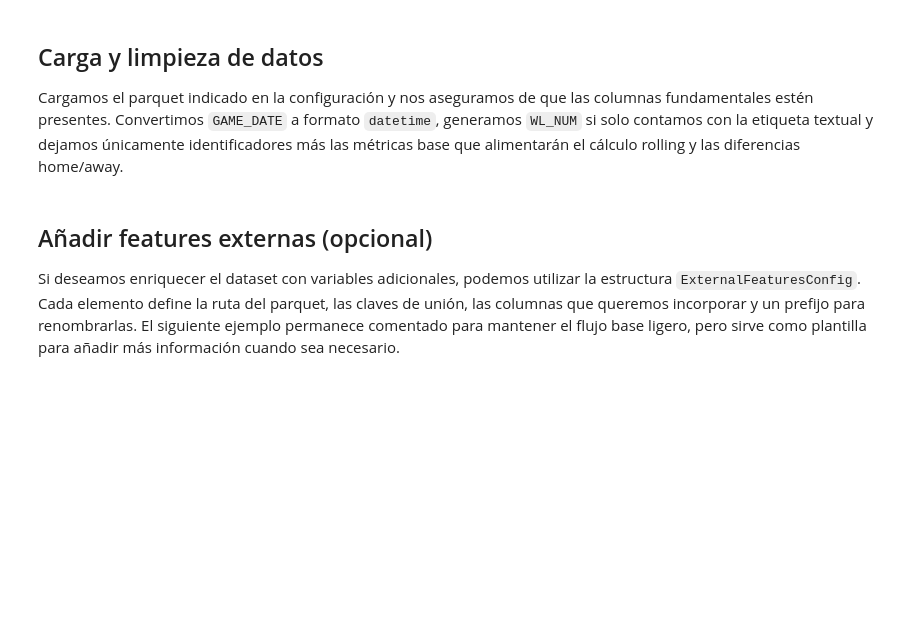
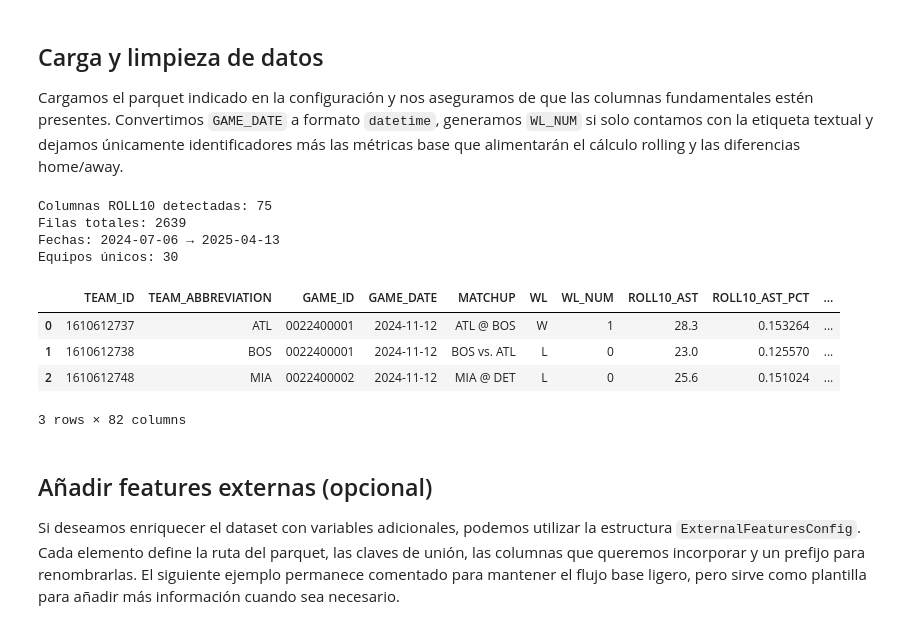
Before and after one commit to diazpablogon/BasketballAnalysis, a Jupyter notebook: 02_processing_data/02a_WL_prediction/02_WL_estimator.ipynb, the cells around one changed output. Cells and saved outputs as stored; diff of their text form; code cells hidden in the pictures; blank space fills up the shorter version.

```diff
--- a/02_processing_data/02a_WL_prediction/02_WL_estimator.ipynb
+++ b/02_processing_data/02a_WL_prediction/02_WL_estimator.ipynb
@@ -69,28 +69,45 @@ ExternalFeaturesConfig = []
 
 Cargamos el parquet indicado en la configuración y nos aseguramos de que las columnas fundamentales estén presentes. Convertimos `GAME_DATE` a formato `datetime`, generamos `WL_NUM` si solo contamos con la etiqueta textual y dejamos únicamente identificadores más las métricas base que alimentarán el cálculo rolling y las diferencias home/away.
 # %%
-
 df = pd.read_parquet(DATA_PATH)
 df['GAME_DATE'] = pd.to_datetime(df['GAME_DATE'])
 
+# Asegura columna binaria del resultado
 if 'WL_NUM' not in df.columns and 'WL' in df.columns:
     df['WL_NUM'] = df['WL'].map({'W': 1, 'L': 0})
-if 'WL' not in df.columns and 'WL_NUM' in df.columns:
+elif 'WL' not in df.columns and 'WL_NUM' in df.columns:
     df['WL'] = df['WL_NUM'].map({1: 'W', 0: 'L'})
 
+# --- columnas base mínimas necesarias ---
 id_columns = ['TEAM_ID', 'TEAM_ABBREVIATION', 'GAME_ID', 'GAME_DATE', 'MATCHUP', 'WL', 'WL_NUM']
-available_base = [c for c in BASE_FEATURES if c in df.columns]
-missing_base = sorted(set(BASE_FEATURES) - set(available_base))
-if missing_base:
-    print(f"Aviso: se omiten columnas base no disponibles: {missing_base}")
 
-selected_columns = [c for c in id_columns if c in df.columns] + available_base
+# === NO recalcular rolling ===
+# En lugar de BASE_FEATURES, seleccionamos las columnas ya laggeadas ROLL10_
+roll_features = sorted([c for c in df.columns if c.startswith('ROLL10_')])
+
+# --- avisos y selección ---
+if not roll_features:
+    print("⚠️ No se encontraron columnas ROLL10_ en el parquet.")
+else:
+    print(f"Columnas ROLL10 detectadas: {len(roll_features)}")
+
+selected_columns = [c for c in id_columns if c in df.columns] + roll_features
 df = df[selected_columns].copy()
 
 print(f"Filas totales: {len(df)}")
 print(f"Fechas: {df['GAME_DATE'].min().date()} → {df['GAME_DATE'].max().date()}")
 print(f"Equipos únicos: {df['TEAM_ID'].nunique()}")
 df.head(3)
+# %% [output]
+Columnas ROLL10 detectadas: 75
+Filas totales: 2639
+Fechas: 2024-07-06 → 2025-04-13
+Equipos únicos: 30
+|  | TEAM_ID | TEAM_ABBREVIATION | GAME_ID | GAME_DATE | MATCHUP | WL | WL_NUM | ROLL10_AST | ROLL10_AST_PCT | ... |
+| 0 | 1610612737 | ATL | 0022400001 | 2024-11-12 | ATL @ BOS | W | 1 | 28.3 | 0.153264 | ... |
+| 1 | 1610612738 | BOS | 0022400001 | 2024-11-12 | BOS vs. ATL | L | 0 | 23.0 | 0.125570 | ... |
+| 2 | 1610612748 | MIA | 0022400002 | 2024-11-12 | MIA @ DET | L | 0 | 25.6 | 0.151024 | ... |
+3 rows × 82 columns
 # %% [markdown]
 
 ## Añadir features externas (opcional)
```
Also changed, not shown: parts of 11 cells of this notebook, 2 other files.
